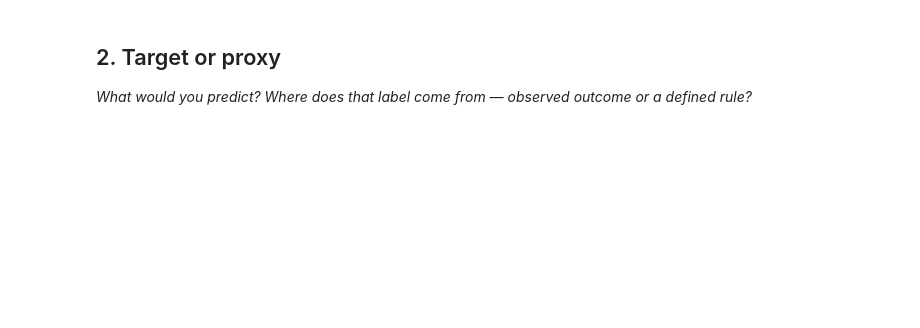
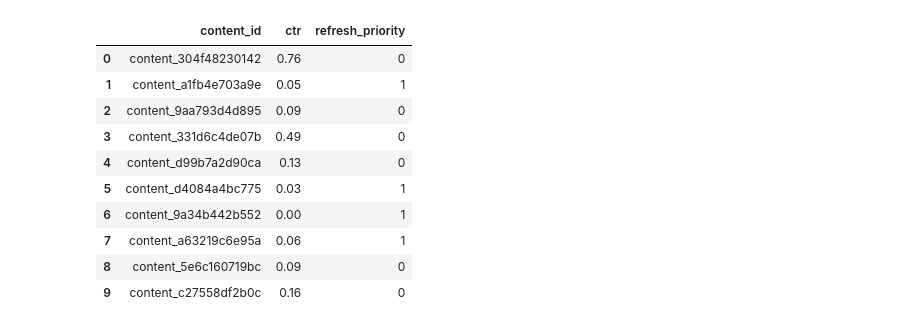
Before and after one commit to Manjit-yadav/flyrank-ml-internship, a Jupyter notebook: work/notebooks/w02_ml_task_framing.ipynb, the cells around one changed output. Saved outputs shown, nothing was run; the diff lists cells and outputs as text; code cells hidden in the pictures; blank space fills up the shorter version.

```diff
--- a/work/notebooks/w02_ml_task_framing.ipynb
+++ b/work/notebooks/w02_ml_task_framing.ipynb
@@ -16,4 +62,20 @@ This skeleton is yours to fill. Work the sections **in order** — each one has
-# %% [markdown]
-## 2. Target or proxy
-
-*What would you predict? Where does that label come from — observed outcome or a defined rule?*
+# %%
+ctr_threshold = df["ctr"].median()
+
+df["refresh_priority"] = (
+    df["ctr"] < ctr_threshold
+).astype(int)
+
+df[["content_id", "ctr", "refresh_priority"]].head(10)
+# %% [output]
+|  | content_id | ctr | refresh_priority |
+| 0 | content_304f48230142 | 0.76 | 0 |
+| 1 | content_a1fb4e703a9e | 0.05 | 1 |
+| 2 | content_9aa793d4d895 | 0.09 | 0 |
+| 3 | content_331d6c4de07b | 0.49 | 0 |
+| 4 | content_d99b7a2d90ca | 0.13 | 0 |
+| 5 | content_d4084a4bc775 | 0.03 | 1 |
+| 6 | content_9a34b442b552 | 0.00 | 1 |
+| 7 | content_a63219c6e95a | 0.06 | 1 |
+| 8 | content_5e6c160719bc | 0.09 | 0 |
+| 9 | content_c27558df2b0c | 0.16 | 0 |
```
Also changed, not shown: parts of 19 cells of this notebook.
